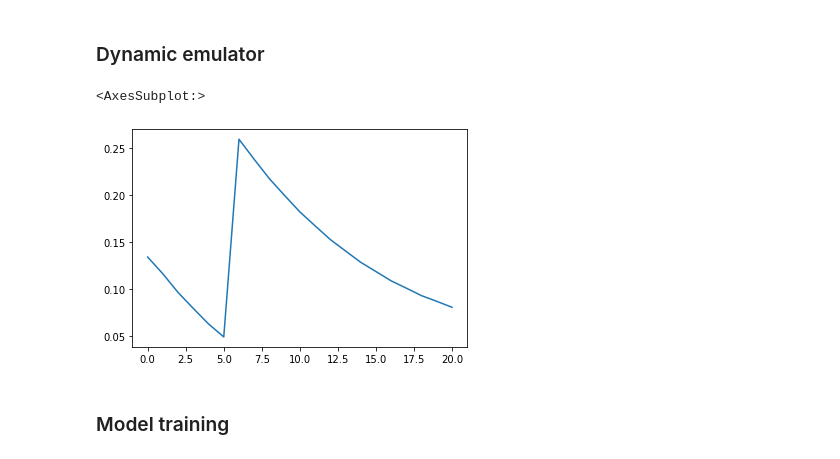
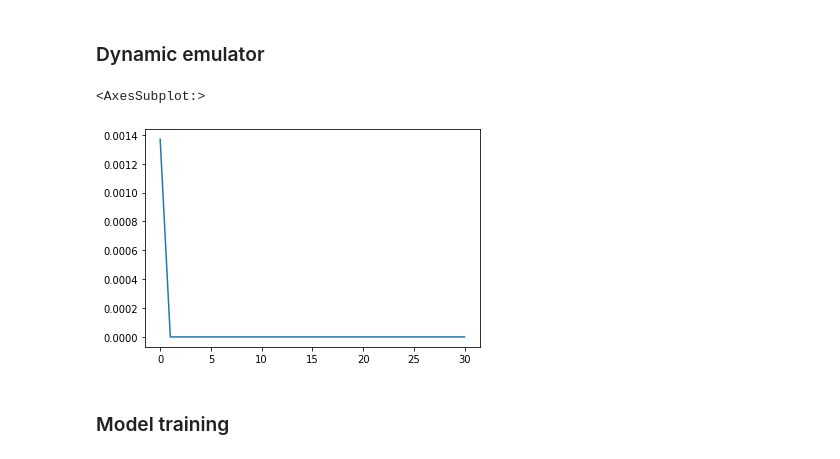
Before and after one commit to alextremo0205/SWMM_Hybrid_approach, a Jupyter notebook: Head_change_training.ipynb, the cells around one changed output. Saved outputs shown, nothing was run; the diff lists cells and outputs as text; code cells hidden in the pictures.

```diff
--- a/Head_change_training.ipynb
+++ b/Head_change_training.ipynb
@@ -127,7 +130,9 @@ class NeuralNetwork(nn.Module):
         super(NeuralNetwork, self).__init__()
         self.flatten = nn.Flatten()
         self.linear_relu_stack = nn.Sequential(
-            nn.Linear(3, 4),
+            nn.Linear(3, 12),
+            nn.ReLU(),
+            nn.Linear(12, 4),
             nn.ReLU(),
             nn.Linear(4, 1),
         )
@@ -175,17 +182,17 @@ wn.set_h(X_train[0])
 
 df = pd.DataFrame(wn.get_depths_to_pd(0), columns = ['Time' , 'Node', 'Depth', 'x_coord' , 'y_coord'])
 
-for time in range(20):
+for time in range(30):
     wn.update_h()
     new_h_rows = pd.DataFrame(wn.get_depths_to_pd(time+1), columns = ['Time' , 'Node', 'Depth', 'x_coord' , 'y_coord'])
     df = pd.concat([df,new_h_rows])
 # %%
-depth_one_node = df[df['Node']=='j_90518']['Depth']#.plot() j_90550
+depth_one_node = df[df['Node']=='j_90376']['Depth']#.plot() j_90550
 depth_one_node=depth_one_node.reset_index()
 depth_one_node['Depth'].plot()
 # %% [output]
 <AxesSubplot:>
-[figure, old version]
+[figure, new version]
 # %%
 net = px.scatter(df, x="x_coord", y="y_coord", size="Depth", animation_frame="Time", size_max=20, hover_name="Node",width=500, height=800)
 net.show()
```
Also changed, not shown: parts of 12 cells of this notebook, 2 other files.
